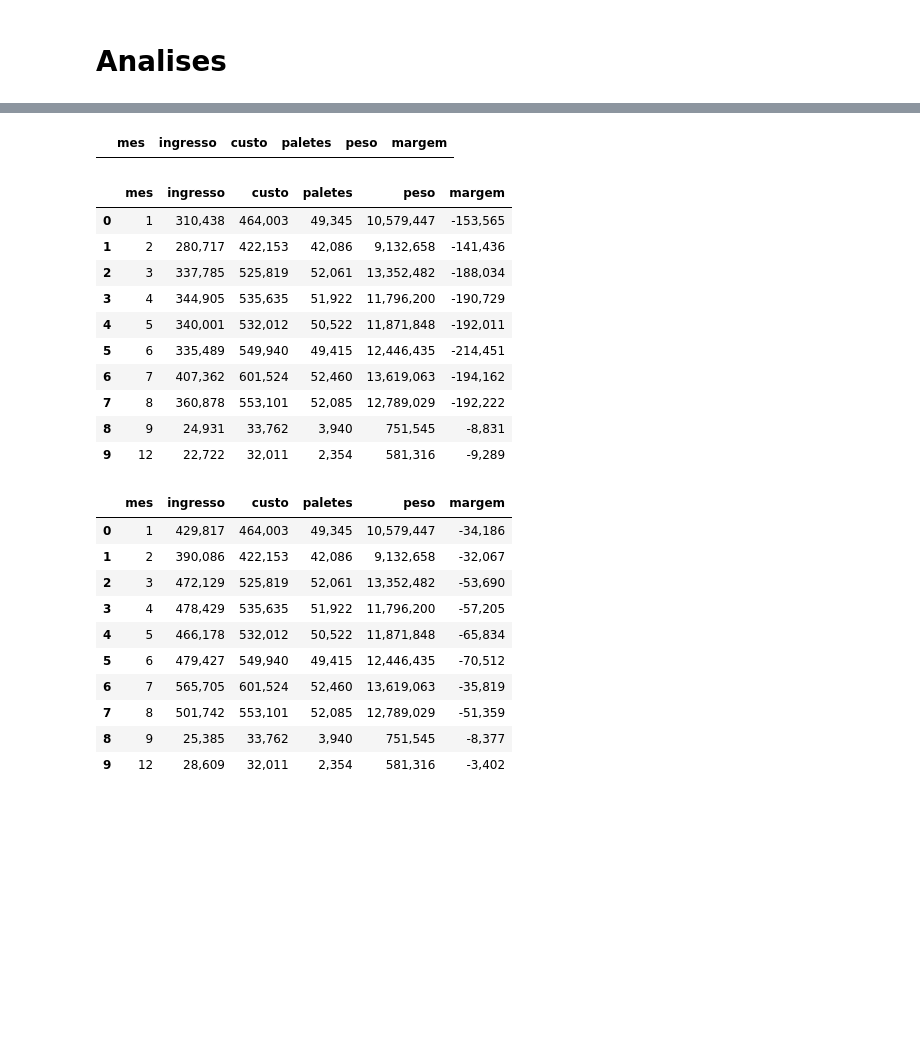
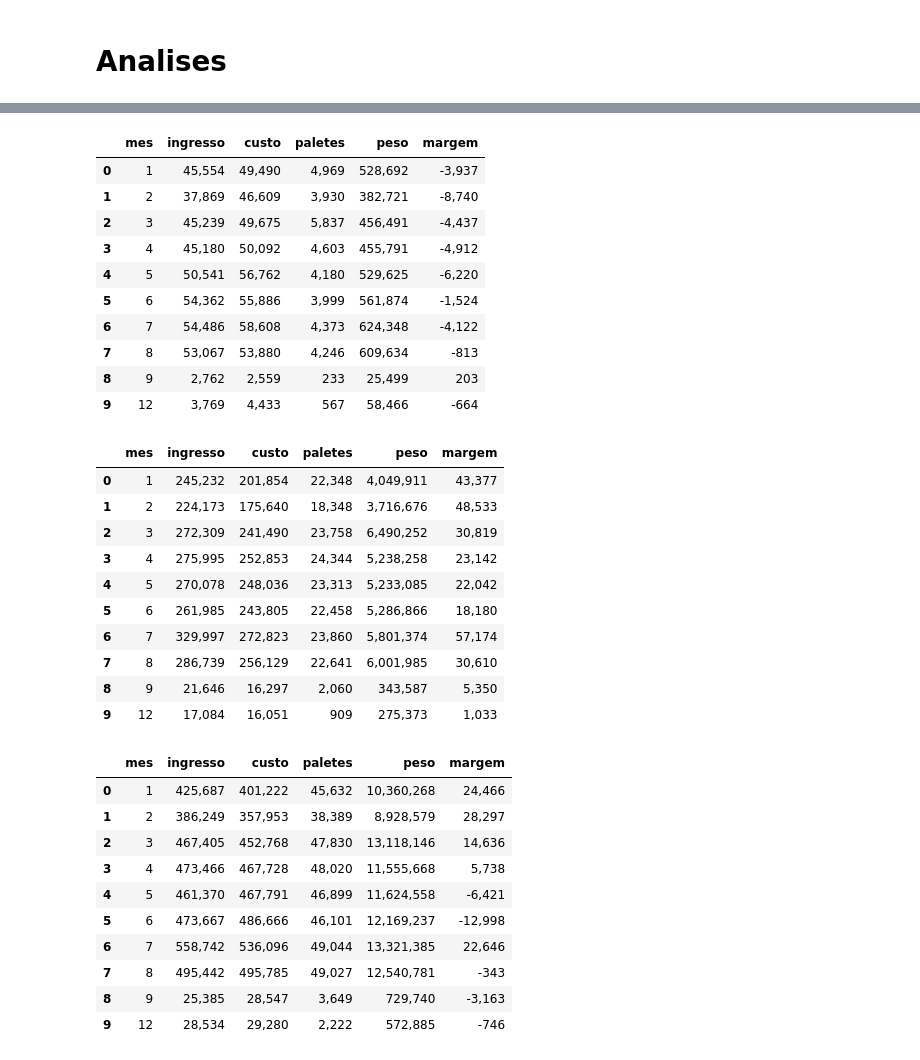
Before and after one commit to ruben-filipe-rocha/Salvesen, a Jupyter notebook: 02.Analise_Financeira/01_Fin_PBI_MAC_excel_v2.ipynb, the cells around one changed output, grey strips where cells are left out. Saved outputs shown, nothing was run; the diff lists cells and outputs as text; code cells hidden in the pictures; blank space fills up the shorter version.

```diff
--- a/02.Analise_Financeira/01_Fin_PBI_MAC_excel_v2.ipynb
+++ b/02.Analise_Financeira/01_Fin_PBI_MAC_excel_v2.ipynb
@@ -692,7 +782,7 @@ Tamanho: 80.78 MB
 df["tem_danone"] = df.groupby(["REFERENCIA", "FENTREGA"])["ingresso_danone"].transform(lambda x: x.notna().any())
 
 resumo_danone_mes = (
-    df[df["CODACT"].isin(["11"]) & df["tem_danone"]]
+    df[df["CODACT"].isin([11]) & df["tem_danone"]]
     .groupby("mes")
     .agg(
         ingresso=("ingresso_danone", "sum"),
@@ -713,6 +813,6 @@ resumo_danone_mes
 # %%
 resumo_311_mes = (
-    df[df["CODACT"].isin(["311"])]
+    df[df["CODACT"].isin([311])]
     .groupby("mes")
     .agg(
         ingresso=("INGRESODT", "sum"),
@@ -733,26 +843,36 @@ resumo_311_mes
 # %%
 resumo_311_mes = (
-    df[df["CODACT"].isin(["074"])]
+    df[df["CODACT"].isin([74])]
     .groupby("mes")
     .agg(
         ingresso=("INGRESODT", "sum"),
         custo=("COSTEDT", "sum"),
         paletes=("PALETS", "sum"),
         peso=("PESO_BRUTO", "sum"),
     )
     .reset_index()
 )
 resumo_311_mes["margem"] = resumo_311_mes["ingresso"] - resumo_311_mes["custo"]
 
 for coluna in ["ingresso", "custo", "margem", "paletes", "peso"]:
     resumo_311_mes[coluna] = resumo_311_mes[coluna].round(0).map("{:,.0f}".format)
 
 resumo_311_mes
 # %% [output]
 |  | mes | ingresso | custo | paletes | peso | margem |
+| 0 | 1 | 45,554 | 49,490 | 4,969 | 528,692 | -3,937 |
+| 1 | 2 | 37,869 | 46,609 | 3,930 | 382,721 | -8,740 |
+| 2 | 3 | 45,239 | 49,675 | 5,837 | 456,491 | -4,437 |
+| 3 | 4 | 45,180 | 50,092 | 4,603 | 455,791 | -4,912 |
+| 4 | 5 | 50,541 | 56,762 | 4,180 | 529,625 | -6,220 |
+| 5 | 6 | 54,362 | 55,886 | 3,999 | 561,874 | -1,524 |
+| 6 | 7 | 54,486 | 58,608 | 4,373 | 624,348 | -4,122 |
+| 7 | 8 | 53,067 | 53,880 | 4,246 | 609,634 | -813 |
+| 8 | 9 | 2,762 | 2,559 | 233 | 25,499 | 203 |
+| 9 | 12 | 3,769 | 4,433 | 567 | 58,466 | -664 |
 # %%
 resumo_outros_mes = (
-    df[~df["CODACT"].isin(["011", "311", "013", "074"])]
+    df[~df["CODACT"].isin([11, 311, 13, 74])]
     .groupby("mes")
     .agg(
         ingresso=("INGRESODT", "sum"),
@@ -770,19 +890,19 @@ for coluna in ["ingresso", "custo", "margem", "paletes", "peso"]:
 resumo_outros_mes
 # %% [output]
 |  | mes | ingresso | custo | paletes | peso | margem |
-| 0 | 1 | 310,438 | 464,003 | 49,345 | 10,579,447 | -153,565 |
-| 1 | 2 | 280,717 | 422,153 | 42,086 | 9,132,658 | -141,436 |
-| 2 | 3 | 337,785 | 525,819 | 52,061 | 13,352,482 | -188,034 |
-| 3 | 4 | 344,905 | 535,635 | 51,922 | 11,796,200 | -190,729 |
-| 4 | 5 | 340,001 | 532,012 | 50,522 | 11,871,848 | -192,011 |
-| 5 | 6 | 335,489 | 549,940 | 49,415 | 12,446,435 | -214,451 |
-| 6 | 7 | 407,362 | 601,524 | 52,460 | 13,619,063 | -194,162 |
-| 7 | 8 | 360,878 | 553,101 | 52,085 | 12,789,029 | -192,222 |
-| 8 | 9 | 24,931 | 33,762 | 3,940 | 751,545 | -8,831 |
-| 9 | 12 | 22,722 | 32,011 | 2,354 | 581,316 | -9,289 |
+| 0 | 1 | 245,232 | 201,854 | 22,348 | 4,049,911 | 43,377 |
+| 1 | 2 | 224,173 | 175,640 | 18,348 | 3,716,676 | 48,533 |
+| 2 | 3 | 272,309 | 241,490 | 23,758 | 6,490,252 | 30,819 |
+| 3 | 4 | 275,995 | 252,853 | 24,344 | 5,238,258 | 23,142 |
+| 4 | 5 | 270,078 | 248,036 | 23,313 | 5,233,085 | 22,042 |
+| 5 | 6 | 261,985 | 243,805 | 22,458 | 5,286,866 | 18,180 |
+| 6 | 7 | 329,997 | 272,823 | 23,860 | 5,801,374 | 57,174 |
+| 7 | 8 | 286,739 | 256,129 | 22,641 | 6,001,985 | 30,610 |
+| 8 | 9 | 21,646 | 16,297 | 2,060 | 343,587 | 5,350 |
+| 9 | 12 | 17,084 | 16,051 | 909 | 275,373 | 1,033 |
 # %%
 resumo_total_sem_013 = (
-    df[~df["CODACT"].isin(["013"])]
+    df[~df["CODACT"].isin([13])]
     .groupby("mes")
     .agg(
         ingresso=("total_ingresso", "sum"),
@@ -800,13 +920,13 @@ for coluna in ["ingresso", "custo", "margem", "paletes", "peso"]:
 resumo_total_sem_013
 # %% [output]
 |  | mes | ingresso | custo | paletes | peso | margem |
-| 0 | 1 | 429,817 | 464,003 | 49,345 | 10,579,447 | -34,186 |
-| 1 | 2 | 390,086 | 422,153 | 42,086 | 9,132,658 | -32,067 |
-| 2 | 3 | 472,129 | 525,819 | 52,061 | 13,352,482 | -53,690 |
-| 3 | 4 | 478,429 | 535,635 | 51,922 | 11,796,200 | -57,205 |
-| 4 | 5 | 466,178 | 532,012 | 50,522 | 11,871,848 | -65,834 |
-| 5 | 6 | 479,427 | 549,940 | 49,415 | 12,446,435 | -70,512 |
-| 6 | 7 | 565,705 | 601,524 | 52,460 | 13,619,063 | -35,819 |
-| 7 | 8 | 501,742 | 553,101 | 52,085 | 12,789,029 | -51,359 |
-| 8 | 9 | 25,385 | 33,762 | 3,940 | 751,545 | -8,377 |
-| 9 | 12 | 28,609 | 32,011 | 2,354 | 581,316 | -3,402 |
+| 0 | 1 | 425,687 | 401,222 | 45,632 | 10,360,268 | 24,466 |
+| 1 | 2 | 386,249 | 357,953 | 38,389 | 8,928,579 | 28,297 |
+| 2 | 3 | 467,405 | 452,768 | 47,830 | 13,118,146 | 14,636 |
+| 3 | 4 | 473,466 | 467,728 | 48,020 | 11,555,668 | 5,738 |
+| 4 | 5 | 461,370 | 467,791 | 46,899 | 11,624,558 | -6,421 |
+| 5 | 6 | 473,667 | 486,666 | 46,101 | 12,169,237 | -12,998 |
+| 6 | 7 | 558,742 | 536,096 | 49,044 | 13,321,385 | 22,646 |
+| 7 | 8 | 495,442 | 495,785 | 49,027 | 12,540,781 | -343 |
+| 8 | 9 | 25,385 | 28,547 | 3,649 | 729,740 | -3,163 |
+| 9 | 12 | 28,534 | 29,280 | 2,222 | 572,885 | -746 |
```
Also changed, not shown: parts of 8 cells of this notebook.
